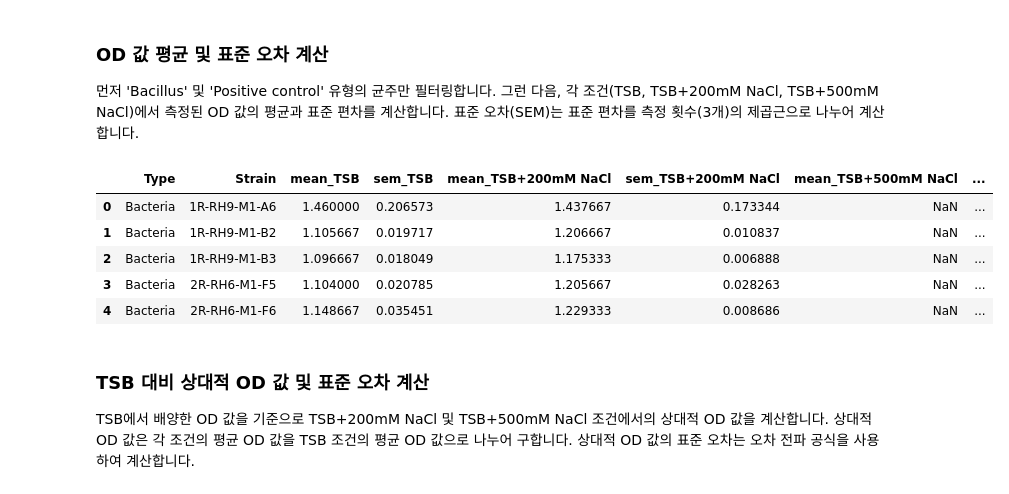
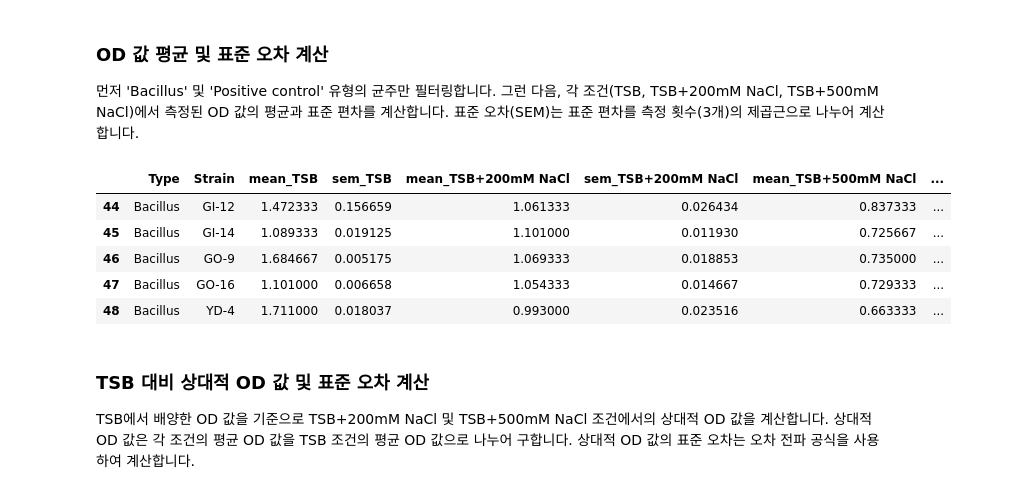
Before and after one commit to jellybbie/study, a Jupyter notebook: scratchpad.ipynb, the cells around one changed output. Drawn from its saved outputs; the diff is of its cells as text; code cells hidden in the pictures.

```diff
--- a/scratchpad.ipynb
+++ b/scratchpad.ipynb
@@ -21,38 +21,38 @@ display(df.head())
 # %%
 import numpy as np
 
-# Filter for relevant types: 'Bacteria' and 'Positive control'
-filtered_df = df[df['Type'].isin(['Bacteria', 'Positive control'])].copy()
+# Filter for relevant types: 'Bacillus' and 'Positive control'
+filtered_df = df[df['Type'].isin(['Bacillus', 'Positive control'])].copy()
 
 # Define column groups for each condition
 tsb_cols = ['TSB', 'TSB.1', 'TSB.2']
 nacl200_cols = ['TSB+200mM NaCl', 'TSB+200mM NaCl.1', 'TSB+200mM NaCl.2']
 nacl500_cols = ['TSB+500mM NaCl', 'TSB+500mM NaCl.1', 'TSB+500mM NaCl.2']
 
 # Calculate mean, standard deviation, and standard error for TSB condition
 filtered_df['mean_TSB'] = filtered_df[tsb_cols].mean(axis=1)
 filtered_df['std_TSB'] = filtered_df[tsb_cols].std(axis=1)
 filtered_df['sem_TSB'] = filtered_df['std_TSB'] / np.sqrt(filtered_df[tsb_cols].notna().sum(axis=1))
 
 # Calculate mean, standard deviation, and standard error for TSB+200mM NaCl condition
 filtered_df['mean_TSB+200mM NaCl'] = filtered_df[nacl200_cols].mean(axis=1)
 filtered_df['std_TSB+200mM NaCl'] = filtered_df[nacl200_cols].std(axis=1)
 filtered_df['sem_TSB+200mM NaCl'] = filtered_df['std_TSB+200mM NaCl'] / np.sqrt(filtered_df[nacl200_cols].notna().sum(axis=1))
 
 # Calculate mean, standard deviation, and standard error for TSB+500mM NaCl condition
 filtered_df['mean_TSB+500mM NaCl'] = filtered_df[nacl500_cols].mean(axis=1)
 filtered_df['std_TSB+500mM NaCl'] = filtered_df[nacl500_cols].std(axis=1)
 filtered_df['sem_TSB+500mM NaCl'] = filtered_df['std_TSB+500mM NaCl'] / np.sqrt(filtered_df[nacl500_cols].notna().sum(axis=1))
 
 # Display the intermediate results (mean, std, sem for each condition)
 display(filtered_df[['Type', 'Strain', 'mean_TSB', 'sem_TSB', 'mean_TSB+200mM NaCl', 'sem_TSB+200mM NaCl', 'mean_TSB+500mM NaCl', 'sem_TSB+500mM NaCl']].head())
 # %% [output]
 |  | Type | Strain | mean_TSB | sem_TSB | mean_TSB+200mM NaCl | sem_TSB+200mM NaCl | mean_TSB+500mM NaCl | ... |
-| 0 | Bacteria | 1R-RH9-M1-A6 | 1.460000 | 0.206573 | 1.437667 | 0.173344 | NaN | ... |
-| 1 | Bacteria | 1R-RH9-M1-B2 | 1.105667 | 0.019717 | 1.206667 | 0.010837 | NaN | ... |
-| 2 | Bacteria | 1R-RH9-M1-B3 | 1.096667 | 0.018049 | 1.175333 | 0.006888 | NaN | ... |
-| 3 | Bacteria | 2R-RH6-M1-F5 | 1.104000 | 0.020785 | 1.205667 | 0.028263 | NaN | ... |
-| 4 | Bacteria | 2R-RH6-M1-F6 | 1.148667 | 0.035451 | 1.229333 | 0.008686 | NaN | ... |
+| 44 | Bacillus | GI-12 | 1.472333 | 0.156659 | 1.061333 | 0.026434 | 0.837333 | ... |
+| 45 | Bacillus | GI-14 | 1.089333 | 0.019125 | 1.101000 | 0.011930 | 0.725667 | ... |
+| 46 | Bacillus | GO-9 | 1.684667 | 0.005175 | 1.069333 | 0.018853 | 0.735000 | ... |
+| 47 | Bacillus | GO-16 | 1.101000 | 0.006658 | 1.054333 | 0.014667 | 0.729333 | ... |
+| 48 | Bacillus | YD-4 | 1.711000 | 0.018037 | 0.993000 | 0.023516 | 0.663333 | ... |
 # %% [markdown]
 ### TSB 대비 상대적 OD 값 및 표준 오차 계산
 
```
Also changed, not shown: parts of 3 cells of this notebook.
